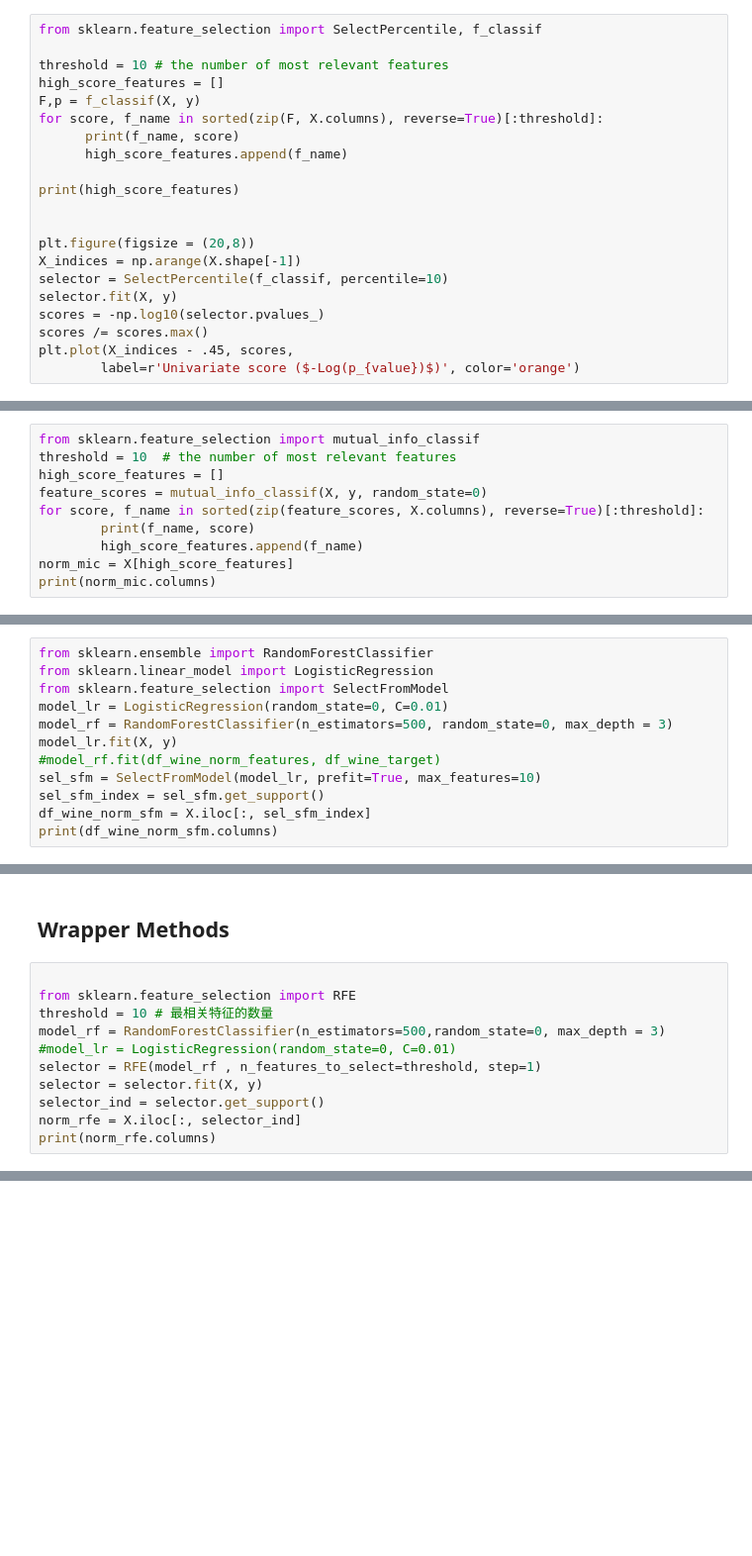
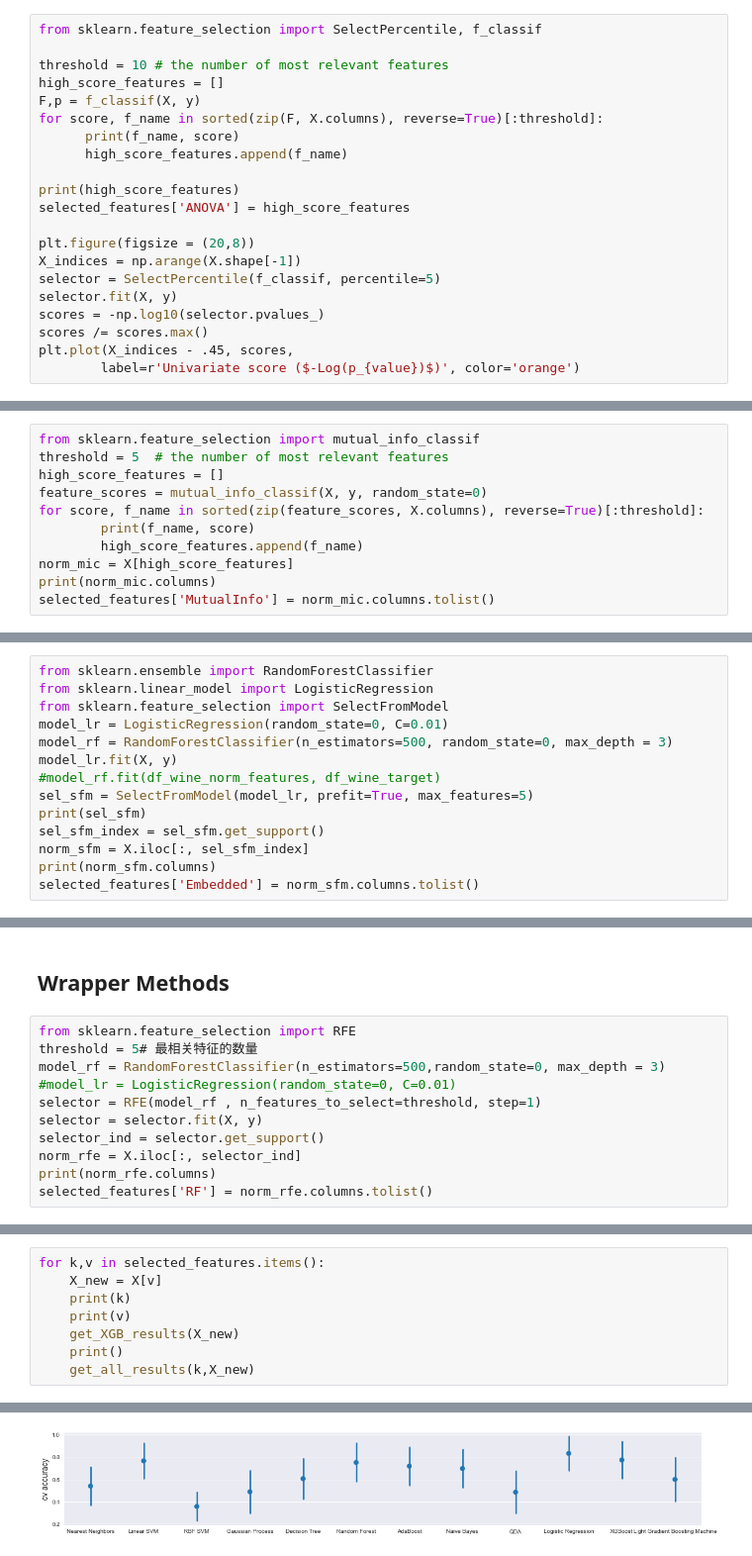
Before and after one commit to SleepingSamael/B4TM, a Jupyter notebook: feature_selection.ipynb, the cells around one changed output, grey strips where cells are left out. Shown at 99% size. Drawn from its saved outputs; the diff is of its cells as text; blank space fills up the shorter version.

Commit message:
Feature selection with model comparing

```diff
--- a/feature_selection.ipynb
+++ b/feature_selection.ipynb
@@ -134,11 +272,11 @@ for score, f_name in sorted(zip(F, X.columns), reverse=True)[:threshold]:
       high_score_features.append(f_name)
 
 print(high_score_features)
-
+selected_features['ANOVA'] = high_score_features
 
 plt.figure(figsize = (20,8))
 X_indices = np.arange(X.shape[-1])
-selector = SelectPercentile(f_classif, percentile=10)
+selector = SelectPercentile(f_classif, percentile=5)
 selector.fit(X, y)
 scores = -np.log10(selector.pvalues_)
 scores /= scores.max()
@@ -162,7 +300,7 @@ plt.plot(X_indices - .45, scores,
 ## Mutual information
 # %%
 from sklearn.feature_selection import mutual_info_classif
-threshold = 10  # the number of most relevant features
+threshold = 5  # the number of most relevant features
 high_score_features = []
 feature_scores = mutual_info_classif(X, y, random_state=0)
 for score, f_name in sorted(zip(feature_scores, X.columns), reverse=True)[:threshold]:
@@ -170,6 +308,7 @@ for score, f_name in sorted(zip(feature_scores, X.columns), reverse=True)[:thres
         high_score_features.append(f_name)
 norm_mic = X[high_score_features]
 print(norm_mic.columns)
+selected_features['MutualInfo'] = norm_mic.columns.tolist()
 # %% [output]
 1679 0.27488031926298917
 2748 0.27055519177609666
@@ -192,8 +326,10 @@ model_lr = LogisticRegression(random_state=0, C=0.01)
 model_rf = RandomForestClassifier(n_estimators=500, random_state=0, max_depth = 3)
 model_lr.fit(X, y)
 #model_rf.fit(df_wine_norm_features, df_wine_target)
-sel_sfm = SelectFromModel(model_lr, prefit=True, max_features=10)
+sel_sfm = SelectFromModel(model_lr, prefit=True, max_features=5)
+print(sel_sfm)
 sel_sfm_index = sel_sfm.get_support()
-df_wine_norm_sfm = X.iloc[:, sel_sfm_index]
-print(df_wine_norm_sfm.columns)
+norm_sfm = X.iloc[:, sel_sfm_index]
+print(norm_sfm.columns)
+selected_features['Embedded'] = norm_sfm.columns.tolist()
 # %% [output]
@@ -201,9 +339,8 @@ Int64Index([192, 1060, 1061, 1243, 2017, 2021, 2023, 2024, 2026, 2027], dtype='i
 # %% [markdown]
 ## Wrapper Methods
 # %%
-
 from sklearn.feature_selection import RFE
-threshold = 10 # 最相关特征的数量
+threshold = 5# 最相关特征的数量
 model_rf = RandomForestClassifier(n_estimators=500,random_state=0, max_depth = 3)
 #model_lr = LogisticRegression(random_state=0, C=0.01)
 selector = RFE(model_rf , n_features_to_select=threshold, step=1)
@@ -211,4 +348,5 @@ selector = selector.fit(X, y)
 selector_ind = selector.get_support()
 norm_rfe = X.iloc[:, selector_ind]
 print(norm_rfe.columns)
+selected_features['RF'] = norm_rfe.columns.tolist()
 # %% [output]
@@ -215,0 +358,9 @@ Int64Index([386, 694, 743, 1656, 1672, 1678, 2547, 2732, 2735, 2751], dtype='int
+# %%
+for k,v in selected_features.items():
+    X_new = X[v]
+    print(k)
+    print(v)
+    get_XGB_results(X_new)
+    print()
+    get_all_results(k,X_new)
+# %% [output]
@@ -215,0 +396 @@ Int64Index([386, 694, 743, 1656, 1672, 1678, 2547, 2732, 2735, 2751], dtype='int
+[figure, added]
```
Also changed, not shown: parts of 20 cells of this notebook.
